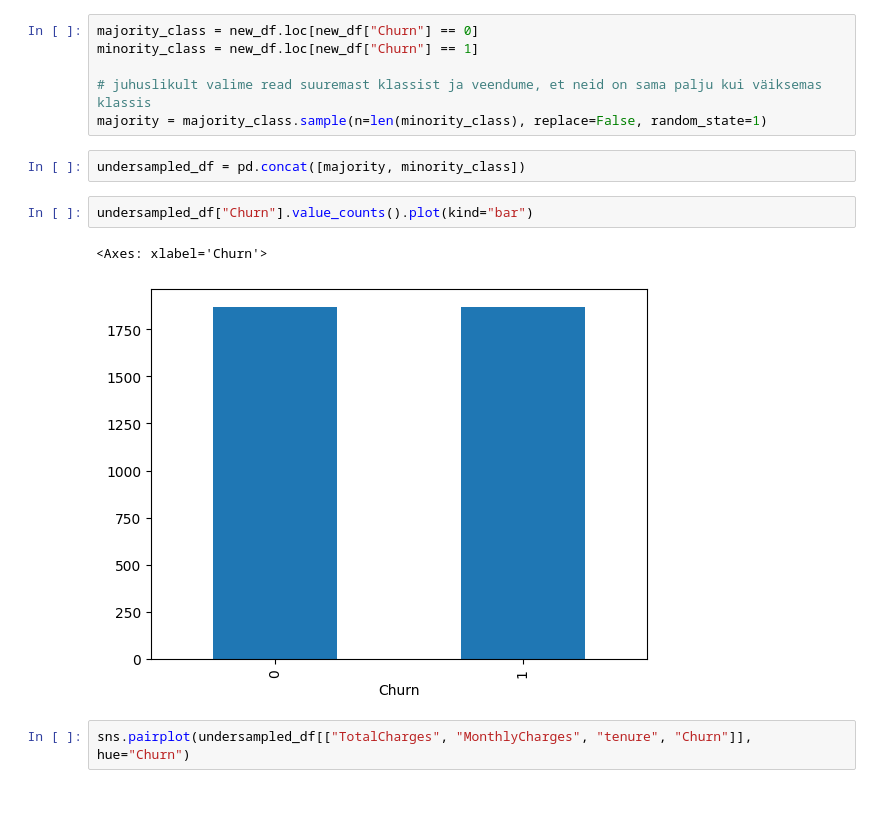
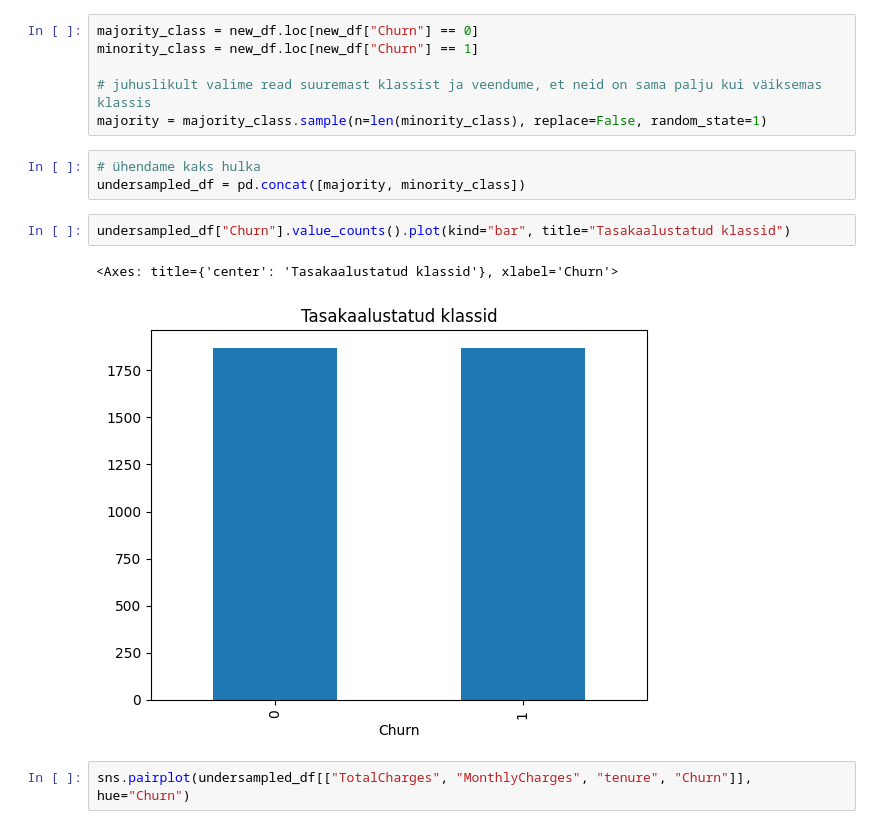
Before and after one commit to lunfman/Telco-Customer-Churn, a Jupyter notebook: telco_customer_churn.ipynb, the cells around one changed output. Saved outputs shown, nothing was run; the diff lists cells and outputs as text; blank space fills up the shorter version.

Commit message:
feat: completed telco_customer_churn task

```diff
--- a/telia_proovi_lahendus.ipynb
+++ b/telco_customer_churn.ipynb
@@ -422,12 +427,13 @@ minority_class = new_df.loc[new_df["Churn"] == 1]
 # juhuslikult valime read suuremast klassist ja veendume, et neid on sama palju kui väiksemas klassis
 majority = majority_class.sample(n=len(minority_class), replace=False, random_state=1)
 # %%
+# ühendame kaks hulka
 undersampled_df = pd.concat([majority, minority_class])
 # %%
-undersampled_df["Churn"].value_counts().plot(kind="bar")
+undersampled_df["Churn"].value_counts().plot(kind="bar", title="Tasakaalustatud klassid")
 # %% [output]
-<Axes: xlabel='Churn'>
+<Axes: title={'center': 'Tasakaalustatud klassid'}, xlabel='Churn'>
-[figure, old version]
+[figure, new version]
 # %%
 sns.pairplot(undersampled_df[["TotalCharges", "MonthlyCharges", "tenure", "Churn"]], hue="Churn")
 # %% [output]
```
Also changed, not shown: parts of 29 cells of this notebook.
